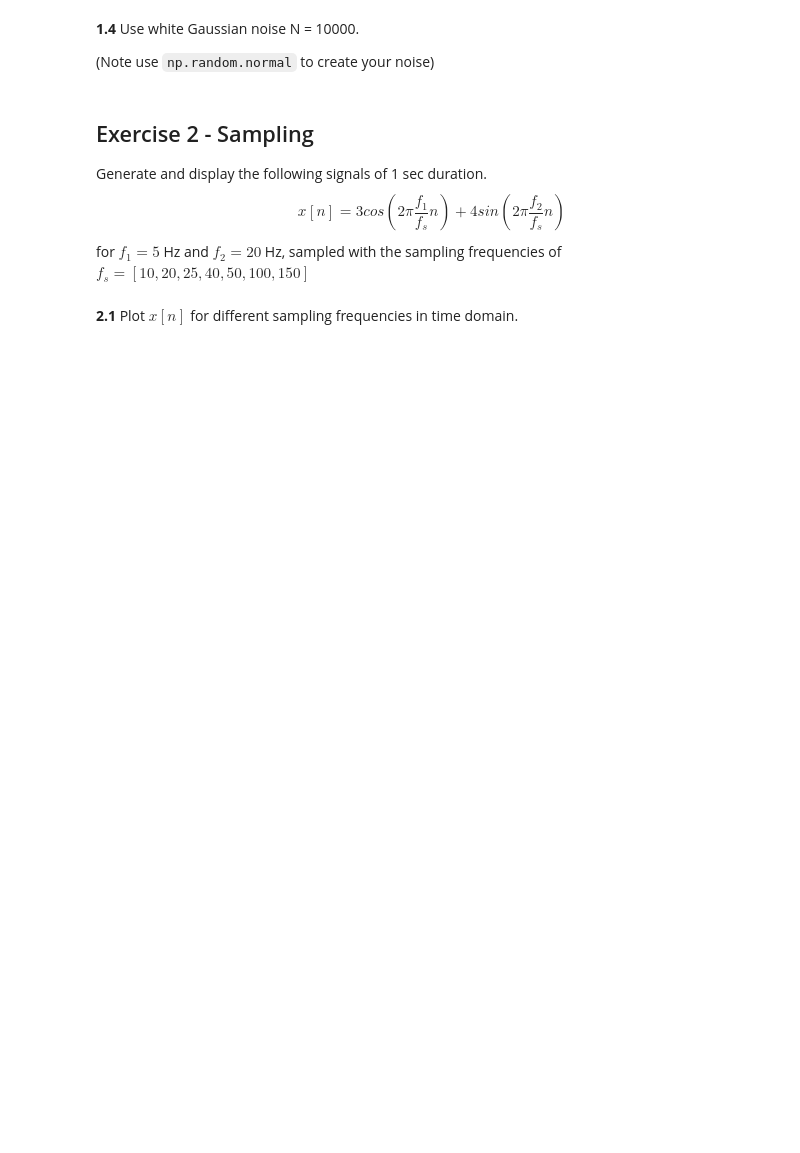
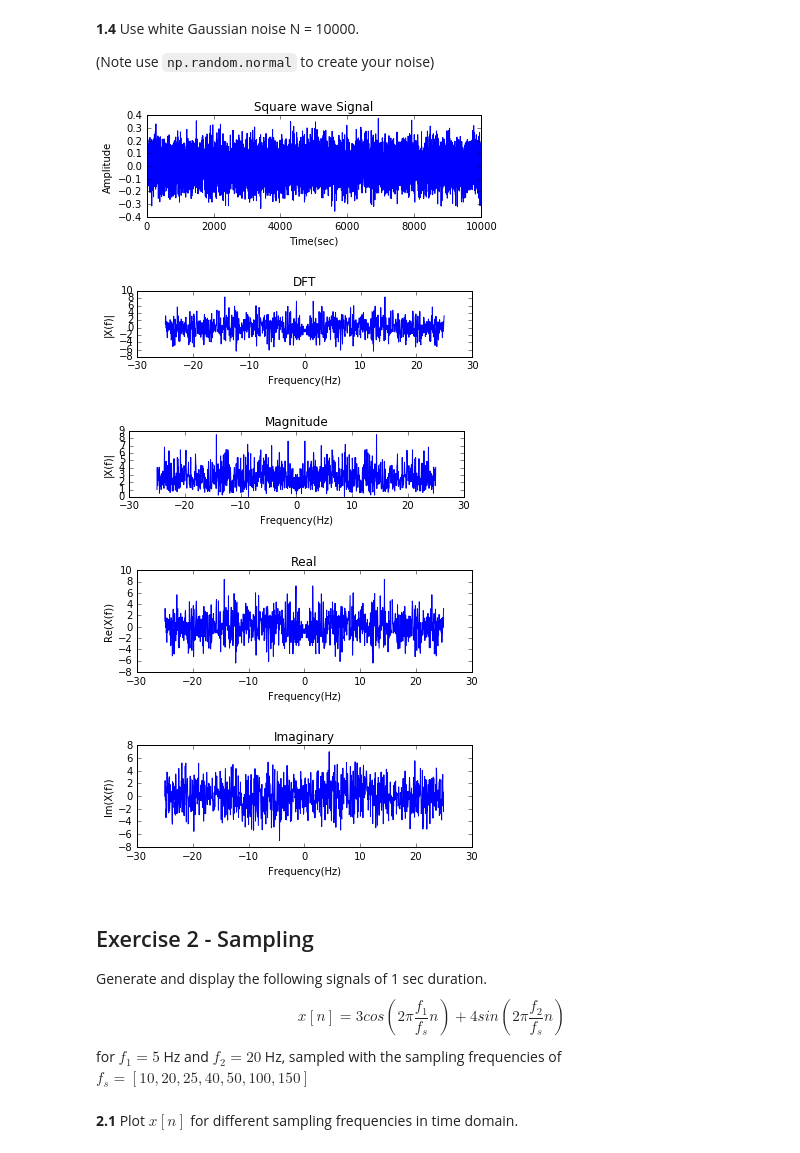
Before and after one commit to ziyanghong/DSP-TP-1617, a Jupyter notebook: Lab4/python/Lab4.ipynb, the cells around one changed output. Drawn from its saved outputs; the diff is of its cells as text; code cells hidden in the pictures; blank space fills up the shorter version.

```diff
--- a/Lab4/python/Lab4.ipynb
+++ b/Lab4/python/Lab4.ipynb
@@ -98,6 +218,61 @@ Note use `signal.square` to create your signal.
 **1.4** Use white Gaussian noise N = 10000.
 
 (Note use `np.random.normal` to create your noise)
+# %%
+mu, sigma = 0, 0.1 # mean and standard deviation
+x_n = np.random.normal(mu, sigma, 10000)
+t = np.arange(0, 10000., 1.)
+# Number of samples
+N = 1000
+# frequency vector
+fr = (np.arange(-N/2,N/2,1)) * fs/N
+# DFT
+# Using fftshift to have the center frequency
+x_f = np.fft.fftshift(np.fft.fft(x_n, N))
+#x_f = x_f[0:N/2]
+
+plt.figure
+plt.subplot(211)
+plt.plot(t, x_n)
+plt.title('Square wave Signal')
+plt.xlabel('Time(sec)')
+plt.ylabel('Amplitude')
+plt.show()
+
+plt.subplot(312)
+plt.plot(fr, x_f)
+plt.title('DFT')
+plt.xlabel('Frequency(Hz)')
+plt.ylabel('|X(f)|')
+plt.show()
+
+plt.subplot(313)
+plt.plot(fr, np.abs(x_f))
+plt.title('Magnitude')
+plt.xlabel('Frequency(Hz)')
+plt.ylabel('|X(f)|')
+plt.show()
+
+plt.figure
+plt.subplot(211)
+plt.plot(fr, np.real(x_f))
+plt.title('Real')
+plt.xlabel('Frequency(Hz)')
+plt.ylabel('Re(X(f))')
+plt.show()
+
+plt.subplot(212)
+plt.plot(fr, np.imag(x_f))
+plt.title('Imaginary')
+plt.xlabel('Frequency(Hz)')
+plt.ylabel('Im(X(f))')
+plt.show()
+# %% [output]
+[figure, added]
+[figure, added]
+[figure, added]
+[figure, added]
+[figure, added]
 # %% [markdown]
 ## Exercise 2 -  Sampling
 
```
Also changed, not shown: parts of 5 cells of this notebook.
